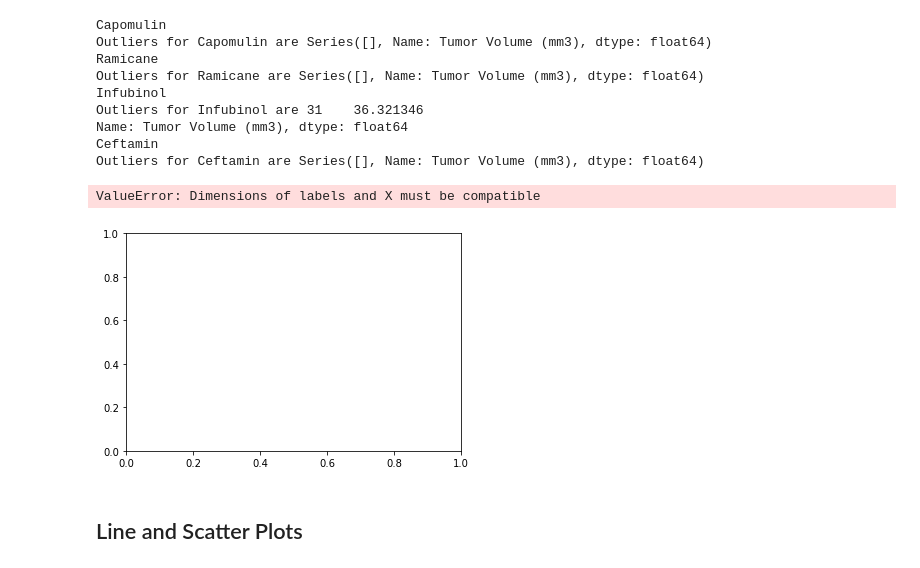
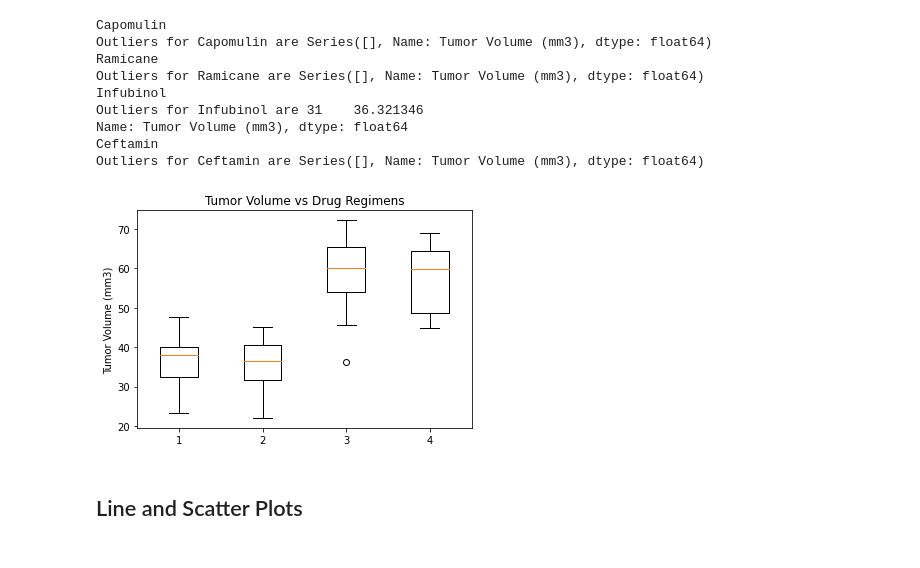
Before and after one commit to miatsivitse/matplotlib-challenge, a Jupyter notebook: Assignment/Assignment 5 - Pymaceuticals.ipynb, the cells around one changed output. Cells and saved outputs as stored; diff of their text form; code cells hidden in the pictures.

Commit message:
line plot - add sample and change plot data

```diff
--- a/Assignment/Assignment 5 - Pymaceuticals.ipynb
+++ b/Assignment/Assignment 5 - Pymaceuticals.ipynb
@@ -285,17 +285,14 @@ Ceftamin
 Outliers for Ceftamin are Series([], Name: Tumor Volume (mm3), dtype: float64)
 # %%
 # Generate a box plot of the final tumor volume of each mouse across four regimens of interest
-plt.boxplot(tumor_count, labels=drugs, flierprops={'marker': 'o', 'markersize': 12, 'markerfacecolor': 'b'})
-plt.ylabel('Tumor Volume (mm3)')
 
-# fig1, ax1 = plt.subplots()
-# ax1.set_title("Tumor Volume vs Drug Regimens")
-# ax1.set_ylabel("Tumor Volume (mm3)")
-# ax1.boxplot(tumor_count)
+fig1, ax1 = plt.subplots()
+ax1.set_title("Tumor Volume vs Drug Regimens")
+ax1.set_ylabel("Tumor Volume (mm3)")
+ax1.boxplot(tumor_vol_data)
 plt.show()
 # %% [output]
-ValueError: Dimensions of labels and X must be compatible
-[figure, old version]
+[figure, new version]
 # %% [markdown]
 ## Line and Scatter Plots
 # %%
```
Also changed, not shown: parts of 2 cells of this notebook.
